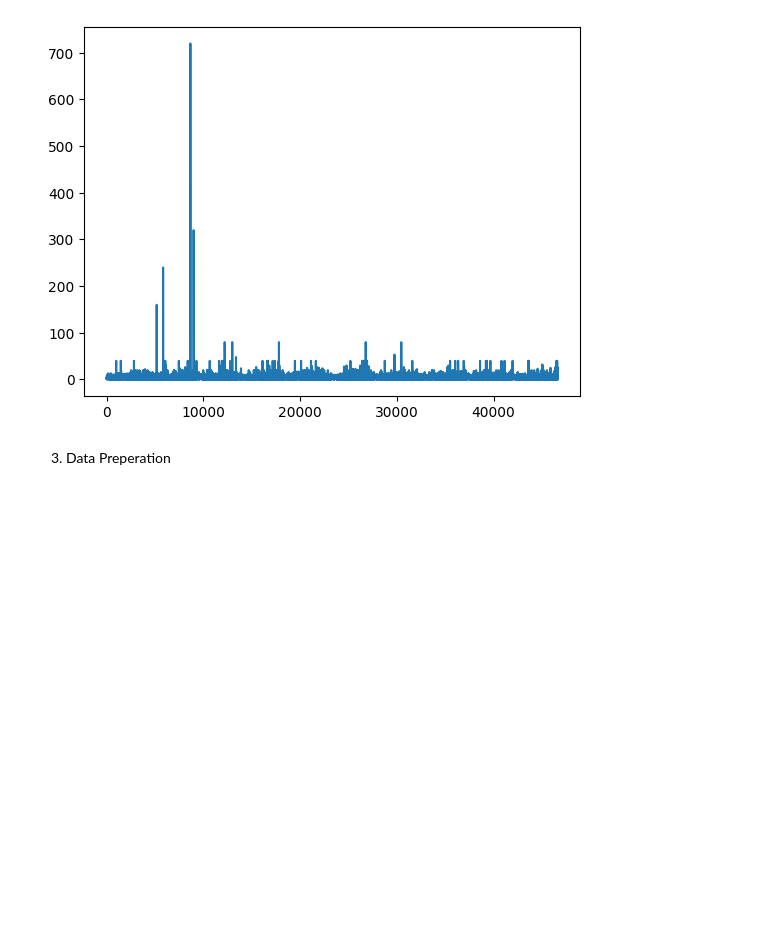
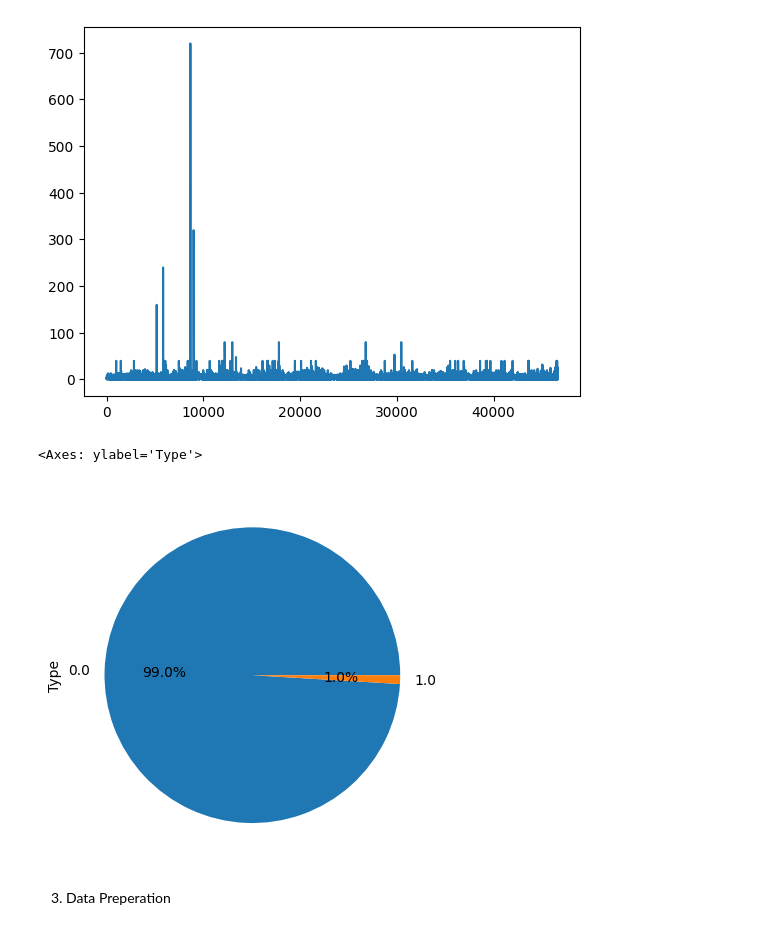
Before and after one commit to Paiynthalir/Kaggle1_NBADraft, a Jupyter notebook: notebooks/paiynthalir_nallamuthu-24715435-week1_baseline.ipynb, the cells around one changed output. Cells and saved outputs as stored; diff of their text form; code cells hidden in the pictures; blank space fills up the shorter version.

```diff
--- a/notebooks/paiynthalir_nallamuthu-24715435-week1_baseline.ipynb
+++ b/notebooks/paiynthalir_nallamuthu-24715435-week1_baseline.ipynb
@@ -165,6 +162,15 @@ pfr_column.plot()
 # %% [output]
 <Axes: >
 [figure]
+# %%
+#Visualisation of target variable
+df_train.groupby('drafted').size().plot(kind='pie',
+                                       y = "drafted",
+                                       label = "Type",
+                                       autopct='%1.1f%%')
+# %% [output]
+<Axes: ylabel='Type'>
+[figure, added]
 # %% [markdown]
 3. Data Preperation
 # %%
```
Also changed, not shown: parts of 29 cells of this notebook, 5 other files.
